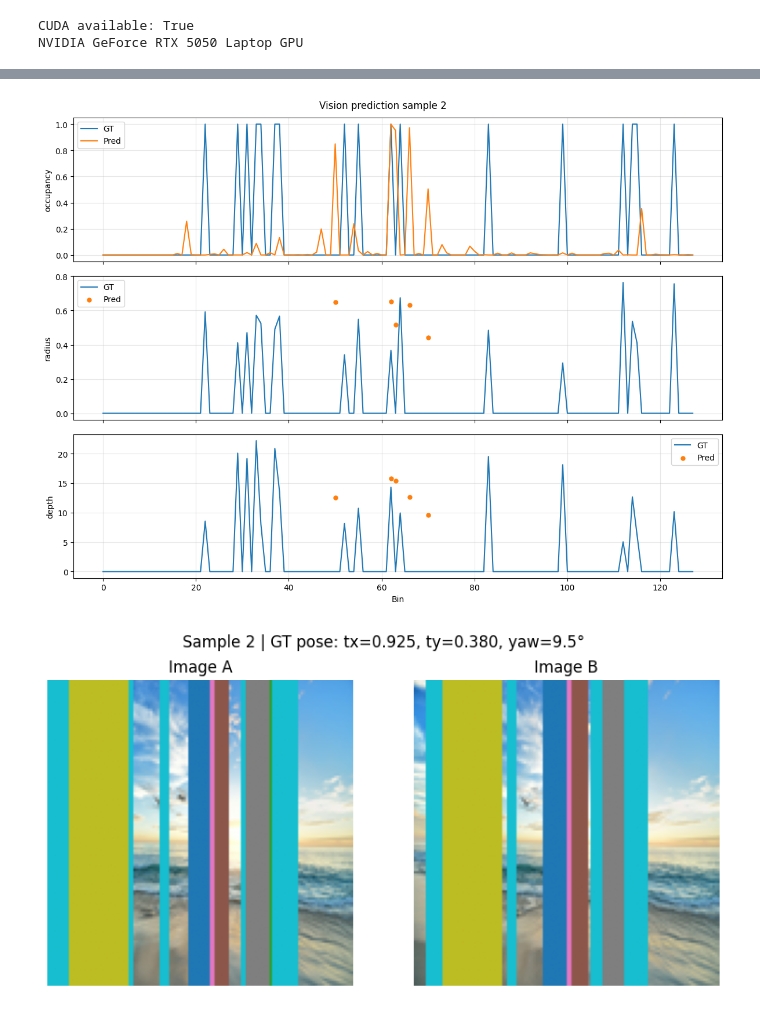
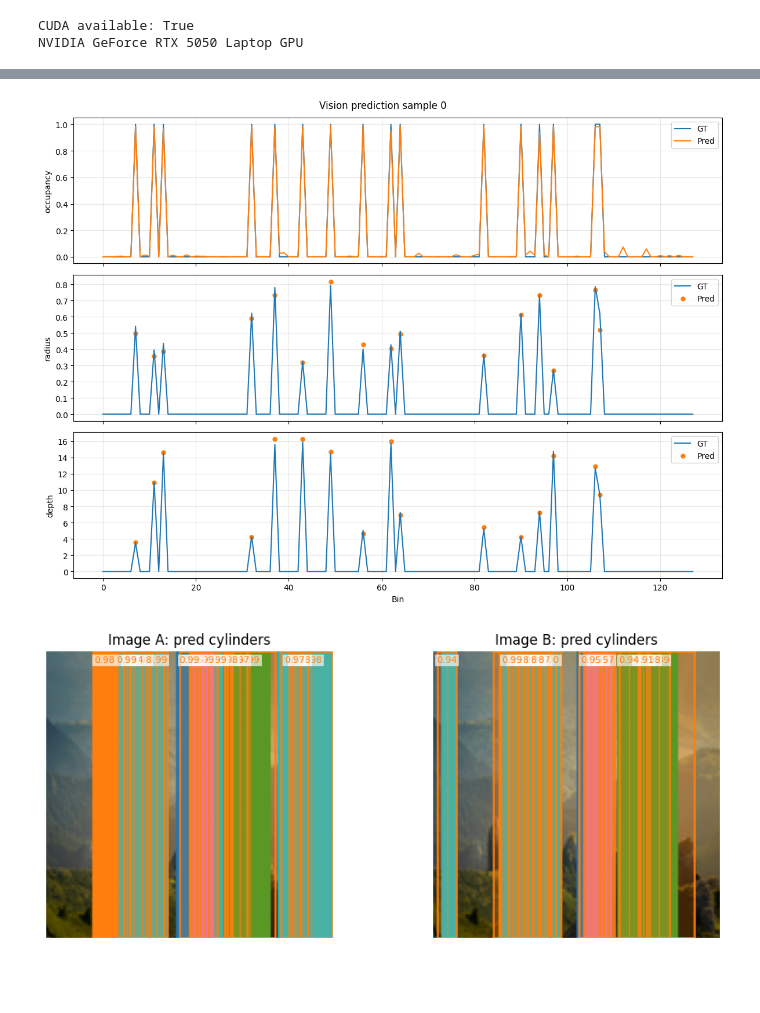
Before and after one commit to jo6815en/pose_from_cylinders, a Jupyter notebook: train.ipynb, the cells around one changed output, grey strips where cells are left out. Cells and saved outputs as stored; diff of their text form; code cells hidden in the pictures; blank space fills up the shorter version.

```diff
--- a/train.ipynb
+++ b/train.ipynb
@@ -37,7 +36,7 @@ model = PairImageCylinderModel(
     dropout=0.1,
 ).to(device)
 # %%
-BATCH_SIZE = 16
+BATCH_SIZE = 8
 
 train_dataset = SceneTwoPairsDataset(
     root_dir="dataset",
@@ -57,7 +56,7 @@ val_dataset = SceneTwoPairsDataset(
     root_dir="valdataset",
     image_size=128,
     debug=False,
-    return_two_pairs=True,
+    return_two_pairs=False,
 )
 
 val_loader = DataLoader(
@@ -341,9 +427,9 @@ plt.show()
 # %%
 # Inference + utskrift + plottar på samma dataset som träningen
-from utils import pose_to_text, show_image_pair
+from utils import plot_estimated_cylinders_on_images, pose_to_text
 
 infer_dataset = SceneTwoPairsDataset(
-    root_dir="testdataset",
+    root_dir="dataset",
     return_two_pairs=False
 )
 
@@ -365,7 +451,7 @@ vision_b = vision_b.to(device)
 pose_ab = pose_ab.to(device)
 
 with torch.no_grad():
-    pred_vision, _, pred_pose = model(img_a, img_b)
+    pred_vision, pred_vision_b, pred_pose = model(img_a, img_b)
 
 if False:
     # Skriv ut resultat för några samples
@@ -380,13 +466,13 @@ if False:
         print()
 # %%
 # Plotta vision-output för första samplet
-sample_idx = 2
+sample_idx = 0
 bins = np.arange(pred_vision.shape[1])
 
 fig, axes = plt.subplots(3, 1, figsize=(12, 9), sharex=True)
 
 names = ["occupancy", "radius", "depth"]
-occ_threshold = 0.4
+occ_threshold = 0.6
 
 gt_occ = vision_a[sample_idx, :, 0].detach().cpu().numpy()
 pr_occ = pred_vision[sample_idx, :, 0].detach().cpu().numpy()
@@ -397,40 +483,42 @@ for j, ax in enumerate(axes):
 
     # GT alltid blå linje
     ax.plot(bins, gt, label="GT", color="tab:blue")
 
     if j == 0:
         # occupancy: pred som orange linje
         ax.plot(bins, pr, label="Pred", color="tab:orange")
     else:
         pr_mask = pr_occ > occ_threshold
 
         # pred som orange punkter
         ax.scatter(
             bins[pr_mask],
             pr[pr_mask],
             label="Pred",
             color="tab:orange",
             s=25
         )
 
     ax.set_ylabel(names[j])
     ax.grid(True, alpha=0.3)
     ax.legend()
 
 axes[-1].set_xlabel("Bin")
 fig.suptitle(f"Vision prediction sample {sample_idx}")
 plt.tight_layout()
 plt.show()
 
-# Plotta bildpar
-show_image_pair(
-    img_a[sample_idx].detach().cpu(),
-    img_b[sample_idx].detach().cpu(),
-    title=f"Sample {sample_idx} | GT pose: {pose_to_text(pose_ab[sample_idx].detach().cpu())}"
+# Plotta bildpar med estimerade cylindrar
+fig_cyl, axes_cyl = plot_estimated_cylinders_on_images(
+    [img_a[sample_idx], img_b[sample_idx]],
+    [pred_vision[sample_idx], pred_vision_b[sample_idx]],
+    titles=["Image A: pred cylinders", "Image B: pred cylinders"],
+    occ_threshold=occ_threshold,
+    flip_x=True,
 )
 # %% [output]
-[figure, old version]
+[figure, new version]
-[figure, old version]
+[figure, new version]
 # %%
 import matplotlib.pyplot as plt
 import torch
```
Also changed, not shown: parts of 6 cells of this notebook, 2 other files.
